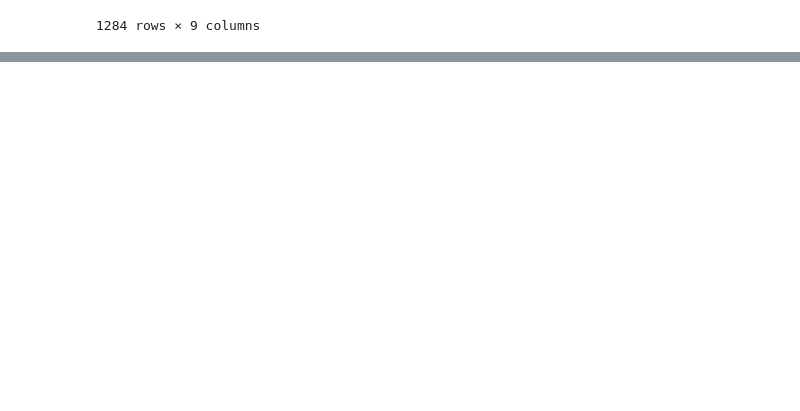
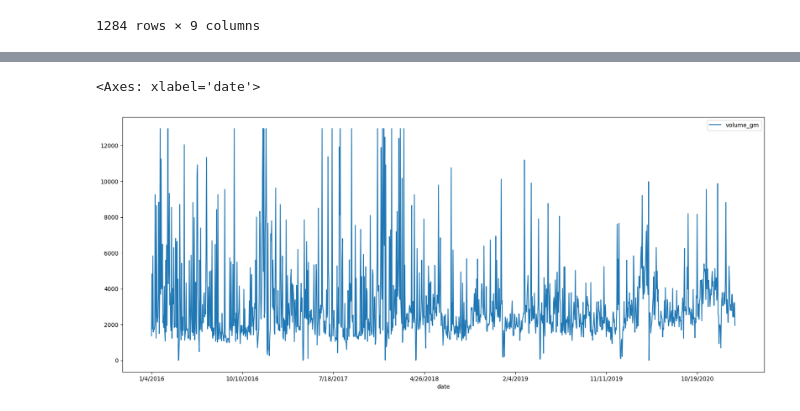
Before and after one commit to p4treina/trade_volume_prediction, a Jupyter notebook: notebooks/2-experiments.ipynb, the cells around one changed output, grey strips where cells are left out. Drawn from its saved outputs; the diff is of its cells as text; code cells hidden in the pictures; blank space fills up the shorter version.

```diff
--- a/notebooks/2-experiments.ipynb
+++ b/notebooks/2-experiments.ipynb
@@ -307,0 +254,5 @@ interpolated_data_reduced.iloc[test_indexes]
+# %%
+# Remove trend from sp and gold
+capped_df["adj_close_sp500_detrend"] = detrend(capped_df['adj_close_sp500'], order=1) #linear
+capped_df["adj_close_gold_detrend"] = detrend(capped_df['adj_close_gold'], order=1) #linear
+capped_df
@@ -307,0 +294,7 @@ interpolated_data_reduced.iloc[test_indexes]
+# %%
+capped_df_no_gold_vol = capped_df.drop(columns=["volume_gold"])
+# %%
+capped_df_no_gold_vol.plot(y='volume_gm', figsize=[20, 8])
+# %% [output]
+<Axes: xlabel='date'>
+[figure, added]
```
Also changed, not shown: parts of 45 cells of this notebook, 8 other files.
